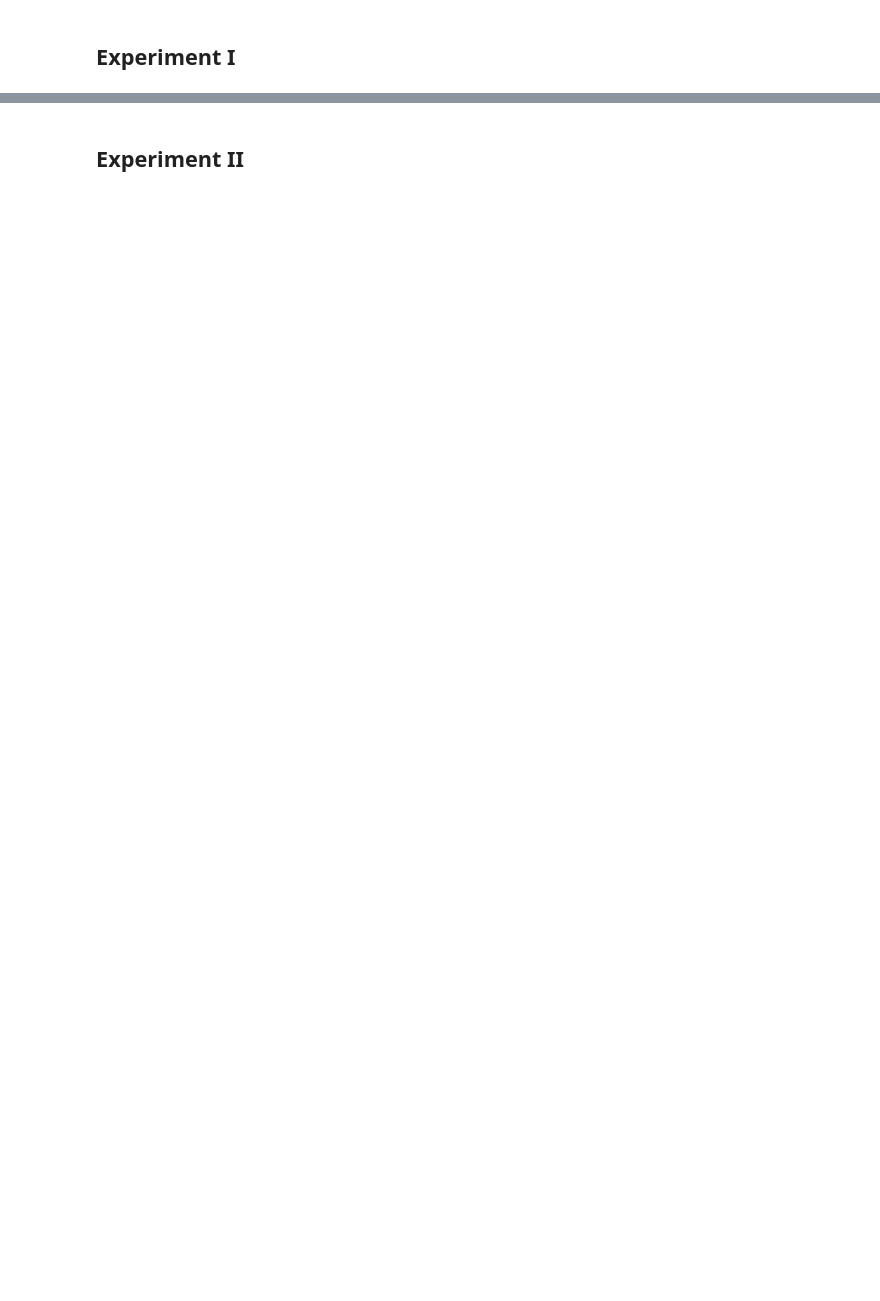
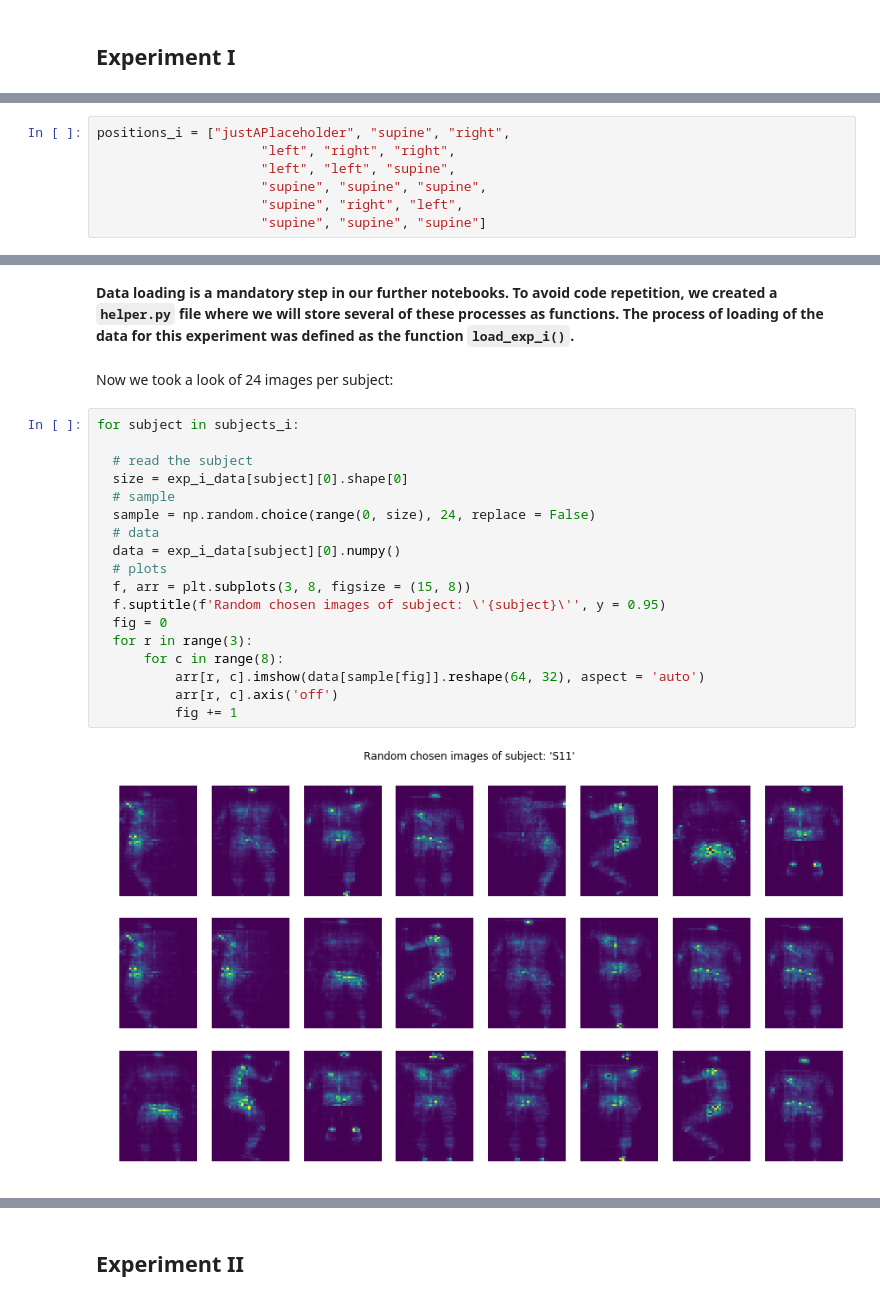
Before and after one commit to Fustincho/UD-Private-In-bed-Posture-Classification, a Jupyter notebook: In-bed_Posture_Classification/Part_1_Introduction_and_Exploratory_Data_Analysis.ipynb, the cells around one changed output, grey strips where cells are left out. Cells and saved outputs as stored; diff of their text form; blank space fills up the shorter version.

```diff
--- a/In-bed_Posture_Classification/Part_1_Introduction_and_Exploratory_Data_Analysis.ipynb
+++ b/In-bed_Posture_Classification/Part_1_Introduction_and_Exploratory_Data_Analysis.ipynb
@@ -384,0 +126,7 @@ hist_plot01(subjects_dict)
+# %%
+positions_i = ["justAPlaceholder", "supine", "right",
+                     "left", "right", "right",
+                     "left", "left", "supine",
+                     "supine", "supine", "supine",
+                     "supine", "right", "left",
+                     "supine", "supine", "supine"]
@@ -384,0 +192,24 @@ hist_plot01(subjects_dict)
+# %% [markdown]
+**Data loading is a mandatory step in our further notebooks. To avoid code repetition, we created a `helper.py` file where we will store several of these processes as functions. The process of loading of the data for this experiment was defined as the function `load_exp_i()`.**
+# %% [markdown]
+Now we took a look of 24 images per subject:
+# %%
+for subject in subjects_i:
+
+  # read the subject
+  size = exp_i_data[subject][0].shape[0]
+  # sample
+  sample = np.random.choice(range(0, size), 24, replace = False)
+  # data
+  data = exp_i_data[subject][0].numpy()
+  # plots
+  f, arr = plt.subplots(3, 8, figsize = (15, 8))
+  f.suptitle(f'Random chosen images of subject: \'{subject}\'', y = 0.95)
+  fig = 0
+  for r in range(3):
+      for c in range(8):
+          arr[r, c].imshow(data[sample[fig]].reshape(64, 32), aspect = 'auto')
+          arr[r, c].axis('off')
+          fig += 1
+# %% [output]
+[figure, added]
```
Also changed, not shown: parts of 99 cells of this notebook, 1 other file.
